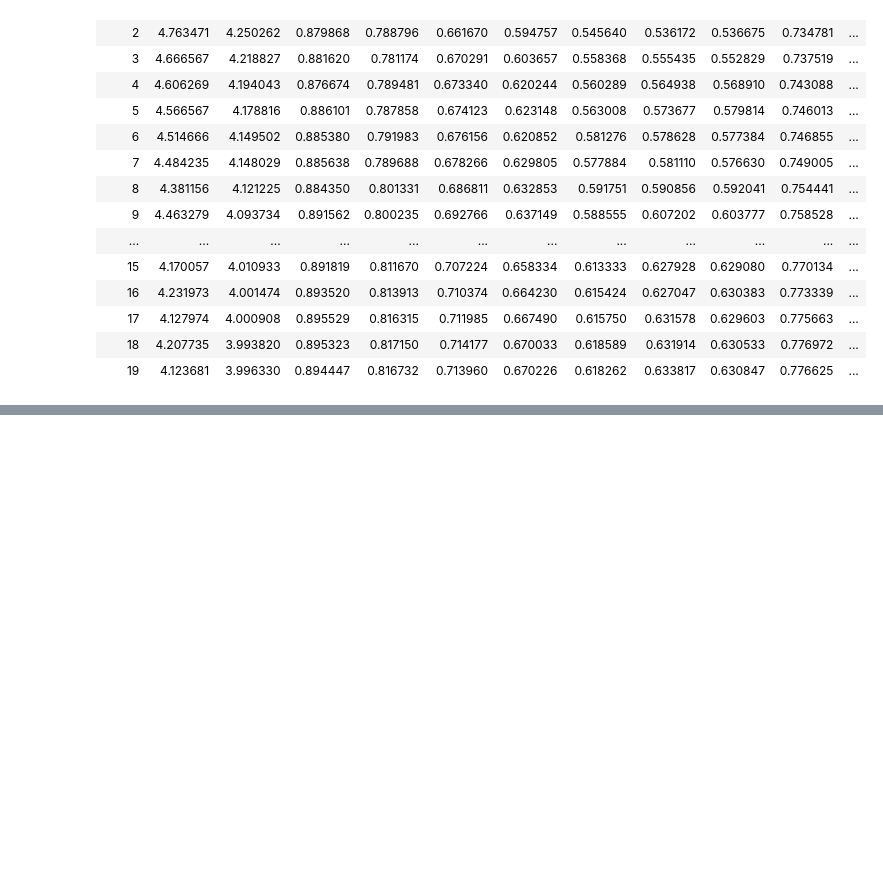
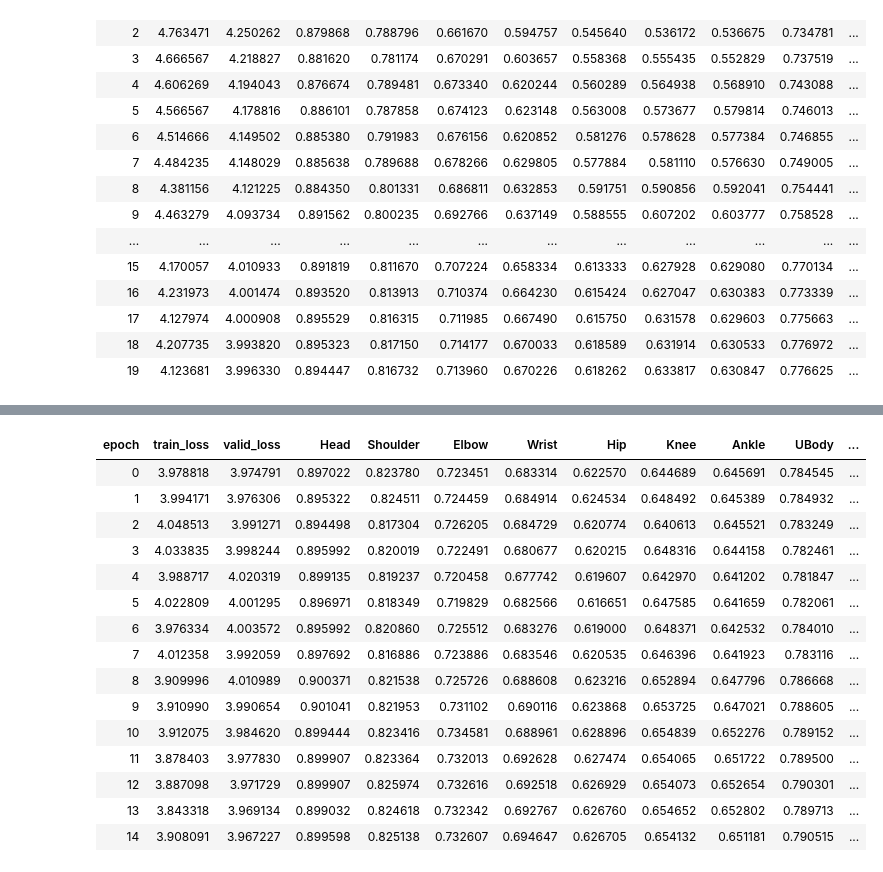
Before and after one commit to omriKramer/csPose, a Jupyter notebook: notebooks/cs_sample_instructions.ipynb, the cells around one changed output, grey strips where cells are left out. Saved outputs shown, nothing was run; the diff lists cells and outputs as text; code cells hidden in the pictures; blank space fills up the shorter version.

```diff
--- a/notebooks/cs_sample_instructions.ipynb
+++ b/notebooks/cs_sample_instructions.ipynb
@@ -196,0 +208,2 @@ learner.fit_one_cycle(10, slice(2e-6, 1e-3))
+# %%
+learner.fit_one_cycle(5, slice(7e-7, 5e-4))
@@ -196,0 +217,19 @@ learner.fit_one_cycle(10, slice(2e-6, 1e-3))
+# %%
+learner.fit_one_cycle(15, slice(7e-7, 5e-4))
+# %% [output]
+| epoch | train_loss | valid_loss | Head | Shoulder | Elbow | Wrist | Hip | Knee | Ankle | UBody | ... |
+| 0 | 3.978818 | 3.974791 | 0.897022 | 0.823780 | 0.723451 | 0.683314 | 0.622570 | 0.644689 | 0.645691 | 0.784545 | ... |
+| 1 | 3.994171 | 3.976306 | 0.895322 | 0.824511 | 0.724459 | 0.684914 | 0.624534 | 0.648492 | 0.645389 | 0.784932 | ... |
+| 2 | 4.048513 | 3.991271 | 0.894498 | 0.817304 | 0.726205 | 0.684729 | 0.620774 | 0.640613 | 0.645521 | 0.783249 | ... |
+| 3 | 4.033835 | 3.998244 | 0.895992 | 0.820019 | 0.722491 | 0.680677 | 0.620215 | 0.648316 | 0.644158 | 0.782461 | ... |
+| 4 | 3.988717 | 4.020319 | 0.899135 | 0.819237 | 0.720458 | 0.677742 | 0.619607 | 0.642970 | 0.641202 | 0.781847 | ... |
+| 5 | 4.022809 | 4.001295 | 0.896971 | 0.818349 | 0.719829 | 0.682566 | 0.616651 | 0.647585 | 0.641659 | 0.782061 | ... |
+| 6 | 3.976334 | 4.003572 | 0.895992 | 0.820860 | 0.725512 | 0.683276 | 0.619000 | 0.648371 | 0.642532 | 0.784010 | ... |
+| 7 | 4.012358 | 3.992059 | 0.897692 | 0.816886 | 0.723886 | 0.683546 | 0.620535 | 0.646396 | 0.641923 | 0.783116 | ... |
+| 8 | 3.909996 | 4.010989 | 0.900371 | 0.821538 | 0.725726 | 0.688608 | 0.623216 | 0.652894 | 0.647796 | 0.786668 | ... |
+| 9 | 3.910990 | 3.990654 | 0.901041 | 0.821953 | 0.731102 | 0.690116 | 0.623868 | 0.653725 | 0.647021 | 0.788605 | ... |
+| 10 | 3.912075 | 3.984620 | 0.899444 | 0.823416 | 0.734581 | 0.688961 | 0.628896 | 0.654839 | 0.652276 | 0.789152 | ... |
+| 11 | 3.878403 | 3.977830 | 0.899907 | 0.823364 | 0.732013 | 0.692628 | 0.627474 | 0.654065 | 0.651722 | 0.789500 | ... |
+| 12 | 3.887098 | 3.971729 | 0.899907 | 0.825974 | 0.732616 | 0.692518 | 0.626929 | 0.654073 | 0.652654 | 0.790301 | ... |
+| 13 | 3.843318 | 3.969134 | 0.899032 | 0.824618 | 0.732342 | 0.692767 | 0.626760 | 0.654652 | 0.652802 | 0.789713 | ... |
+| 14 | 3.908091 | 3.967227 | 0.899598 | 0.825138 | 0.732607 | 0.694647 | 0.626705 | 0.654132 | 0.651181 | 0.790515 | ... |
```
Also changed, not shown: parts of 2 cells of this notebook.
